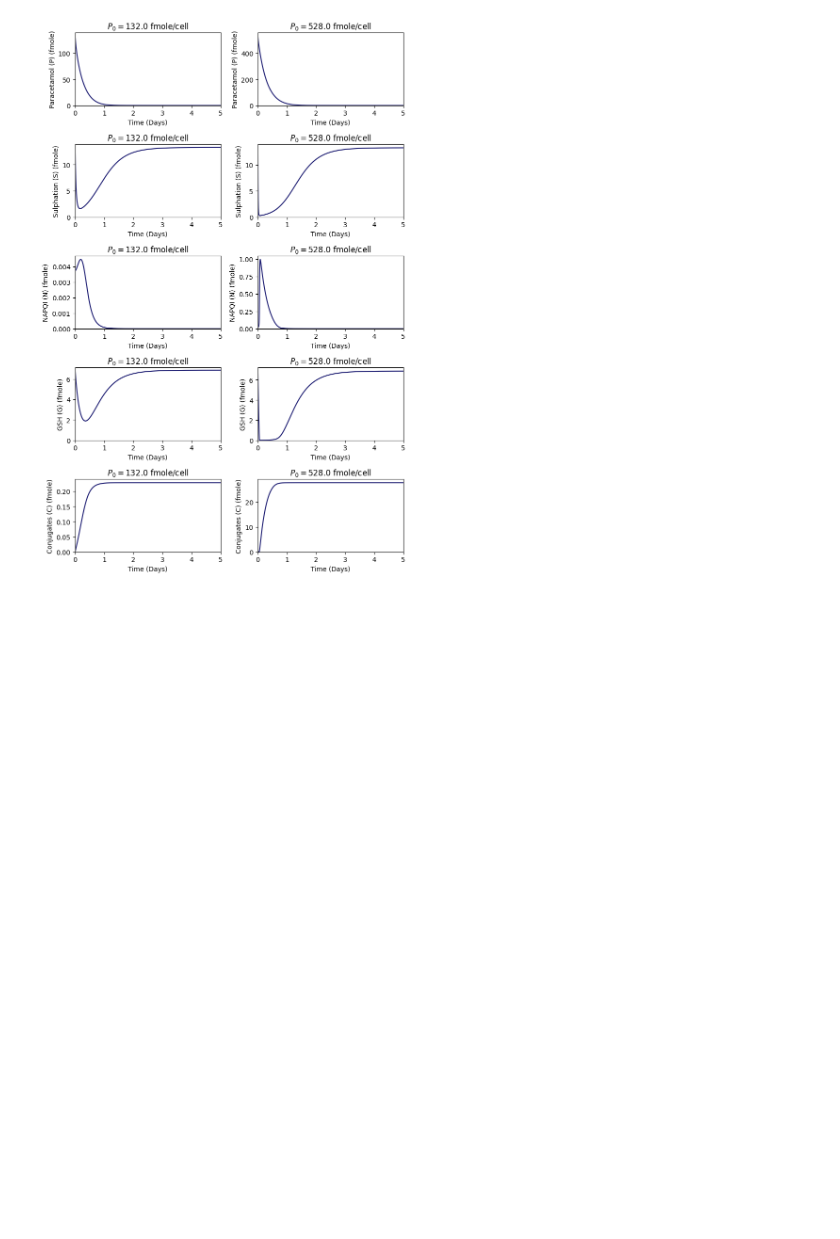
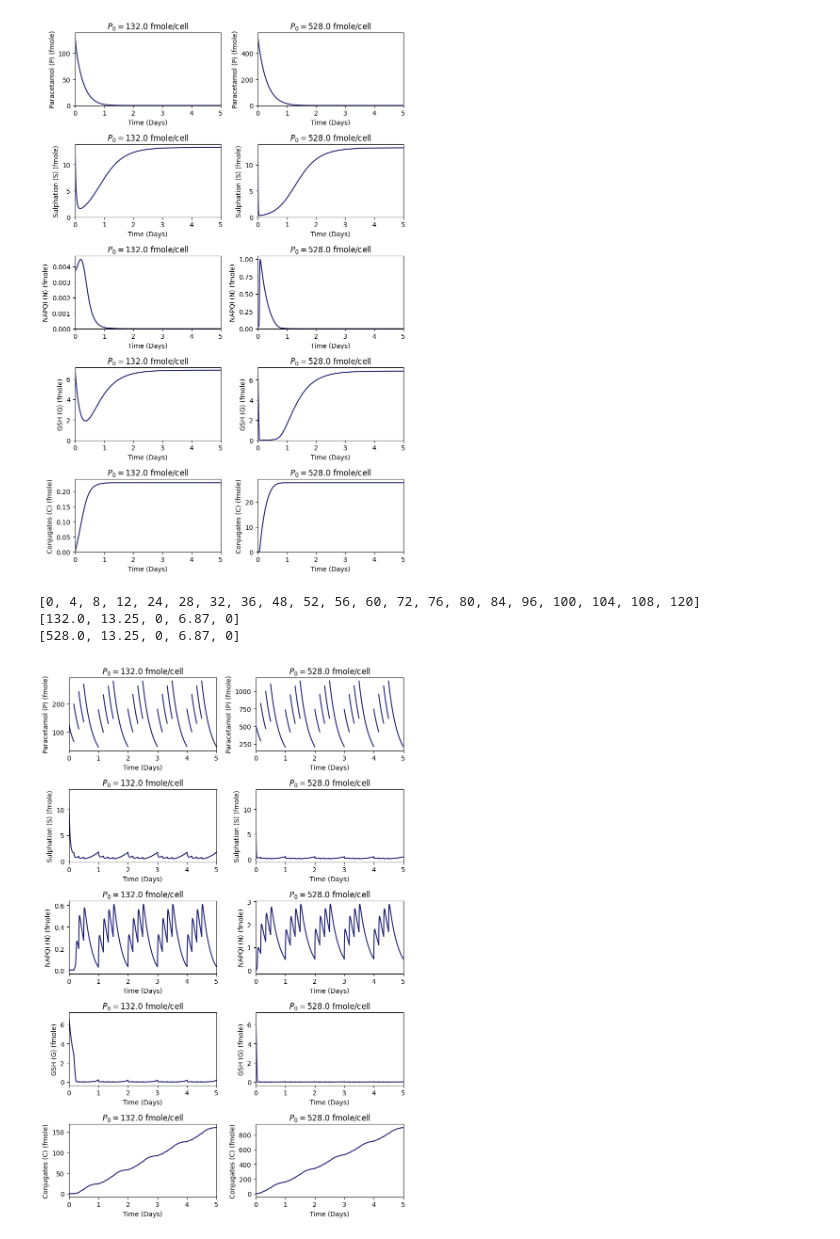
Before and after one commit to magicplankton/BIOL-AMATH-382-Project, a Jupyter notebook: simulation.ipynb, the cells around one changed output. Drawn from its saved outputs; the diff is of its cells as text; code cells hidden in the pictures; blank space fills up the shorter version.

Commit message:
Figure 6 and added documentation to the code

```diff
--- a/simulation.ipynb
+++ b/simulation.ipynb
@@ -76,3 +88,47 @@ plt.show()
 [132.0, 13.25, 0, 6.87, 0]
 [528.0, 13.25, 0, 6.87, 0]
 [figure]
+# %%
+### Setting up times (in hours) to take acetaminophen ###
+# making list like dose_times = [0, 4, 8, 12, 24, 28, 32, 36, 48 ...]
+dose_times = []
+for day in range(5):
+    dose_times.append(24*day)
+    for n in range(3):
+        dose_times.append(24*day + 4*(n+1))
+dose_times.append(24*5)
+print(dose_times)
+
+fig, axes = plt.subplots(5, 2, figsize=(8, 12))
+
+for i, initial_P0 in enumerate(P0):
+    # Running a simulation for each case of P0:
+    F0 = [initial_P0, b_s/d_s, 0, b_G/d_G, 0]
+    print(F0)
+    for t in range(len(dose_times)-1):
+        # setting up a 4 or 12 hour time period, depending on the time of day
+        t_min = 0
+        t_max = (dose_times[t+1] - dose_times[t])/24
+        times = np.arange(t_min, t_max+dt, dt)
+        F = odeint(dFdt_original, F0, times)  # Run simulation
+        #print(F.shape)
+        for j, variable in enumerate(variables):
+            # Plotting each subplot:
+            # the times are offset by the dose time
+            axes[j, i].plot(times + dose_times[t]/24, F[:,j], color='midnightblue')
+            axes[j, i].set_xlabel("Time (Days)")
+            axes[j, i].set_ylabel(f"{variables[j]} (fmole)")
+            axes[j, i].set_title(f"$P_0 = {initial_P0}$ fmole/cell")
+            axes[j, i].set_xlim(0, 5)
+            #axes[j, i].set_ylim(0,)
+        # the final values become the initial conditions for the next dose:
+        F0 = [F[-1,0]+P0[i], F[-1,1], F[-1,2], F[-1,3], F[-1,4]]
+        #print([F[-1,0]+P0[i], F[-1,1], F[-1,2], F[-1,3], F[-1,4]])
+
+plt.tight_layout()
+plt.show()
+# %% [output]
+[0, 4, 8, 12, 24, 28, 32, 36, 48, 52, 56, 60, 72, 76, 80, 84, 96, 100, 104, 108, 120]
+[132.0, 13.25, 0, 6.87, 0]
+[528.0, 13.25, 0, 6.87, 0]
+[figure, added]
```
Also changed, not shown: parts of 2 cells of this notebook.
